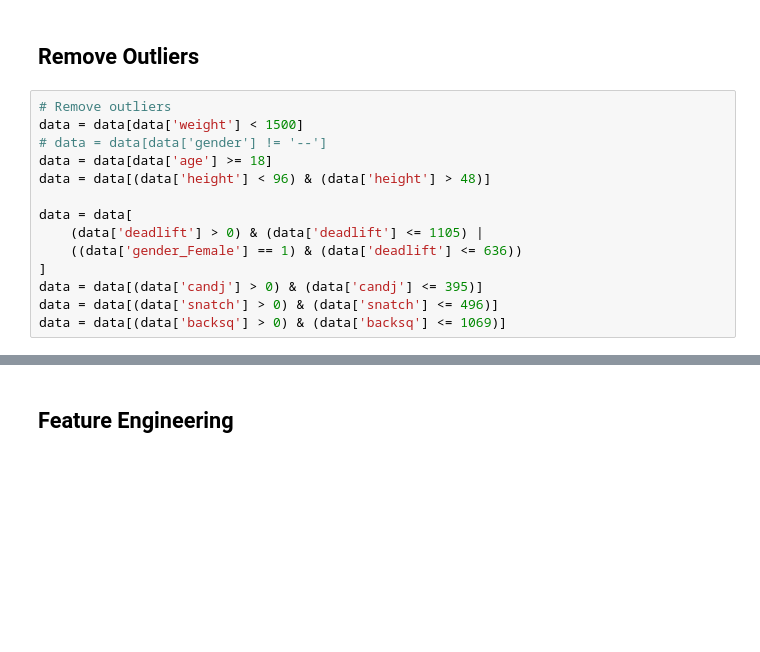
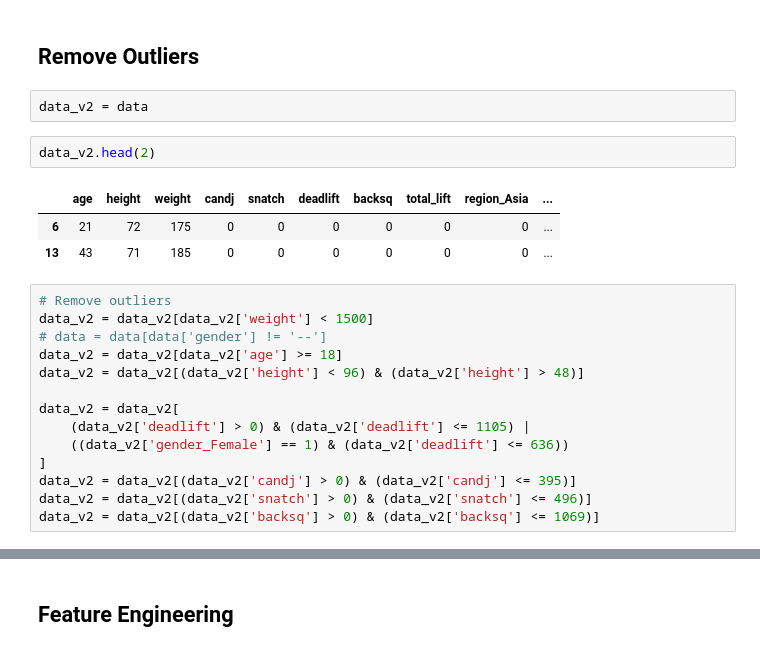
Before and after one commit to mariafshan/adsp_ml_ops, a Jupyter notebook: data.ipynb, the cells around one changed output, grey strips where cells are left out. Cells and saved outputs as stored; diff of their text form; blank space fills up the shorter version.

```diff
--- a/data.ipynb
+++ b/data.ipynb
@@ -303,18 +279,26 @@ Setting 'myremote' as a default remote.
 # Version - 2
 # %% [markdown]
 ## Remove Outliers
+# %%
+data_v2 = data
+# %%
+data_v2.head(2)
+# %% [output]
+|  | age | height | weight | candj | snatch | deadlift | backsq | total_lift | region_Asia | ... |
+| 6 | 21 | 72 | 175 | 0 | 0 | 0 | 0 | 0 | 0 | ... |
+| 13 | 43 | 71 | 185 | 0 | 0 | 0 | 0 | 0 | 0 | ... |
 # %%
 # Remove outliers
-data = data[data['weight'] < 1500]
+data_v2 = data_v2[data_v2['weight'] < 1500]
 # data = data[data['gender'] != '--']
-data = data[data['age'] >= 18]
-data = data[(data['height'] < 96) & (data['height'] > 48)]
+data_v2 = data_v2[data_v2['age'] >= 18]
+data_v2 = data_v2[(data_v2['height'] < 96) & (data_v2['height'] > 48)]
 
-data = data[
-    (data['deadlift'] > 0) & (data['deadlift'] <= 1105) |
-    ((data['gender_Female'] == 1) & (data['deadlift'] <= 636))
+data_v2 = data_v2[
+    (data_v2['deadlift'] > 0) & (data_v2['deadlift'] <= 1105) |
+    ((data_v2['gender_Female'] == 1) & (data_v2['deadlift'] <= 636))
 ]
-data = data[(data['candj'] > 0) & (data['candj'] <= 395)]
-data = data[(data['snatch'] > 0) & (data['snatch'] <= 496)]
-data = data[(data['backsq'] > 0) & (data['backsq'] <= 1069)]
+data_v2 = data_v2[(data_v2['candj'] > 0) & (data_v2['candj'] <= 395)]
+data_v2 = data_v2[(data_v2['snatch'] > 0) & (data_v2['snatch'] <= 496)]
+data_v2 = data_v2[(data_v2['backsq'] > 0) & (data_v2['backsq'] <= 1069)]
 # %%
```
Also changed, not shown: parts of 35 cells of this notebook, 6 other files.
